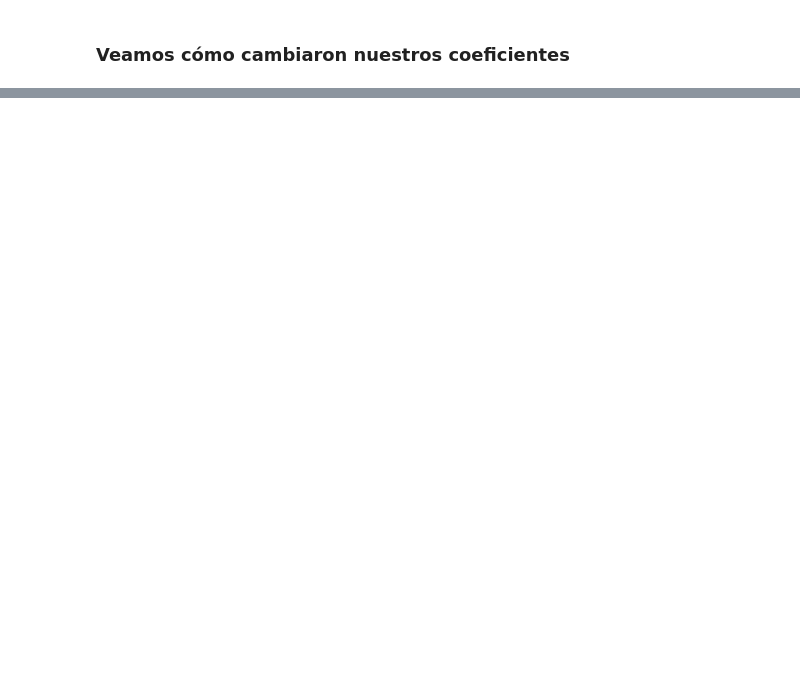
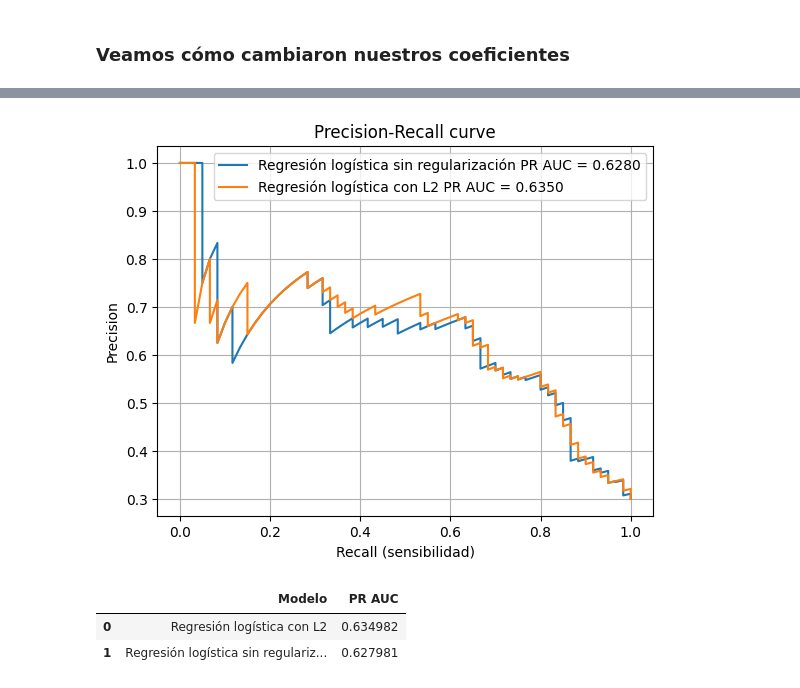
Before and after one commit to camigonzalez-hub/Credit-Risk-Machine-Learning, a Jupyter notebook: Implementacion.ipynb, the cells around one changed output, grey strips where cells are left out. Drawn from its saved outputs; the diff is of its cells as text; code cells hidden in the pictures; blank space fills up the shorter version.

```diff
--- a/Implementacion.ipynb
+++ b/Implementacion.ipynb
@@ -416,0 +387,5 @@ El primer modelo (sin regularización) obtuvo un recall de 0.88 para la clase ob
+# %%
+modelos = {
+    "Regresión logística sin regularización": pipeline,
+    "Regresión logística con L2": pipeline2
+}
@@ -416,0 +397,8 @@ El primer modelo (sin regularización) obtuvo un recall de 0.88 para la clase ob
+# %%
+Curva_PR = CurvaPRComparaciones(modelos, X_test, y_test)
+Curva_PR.crear_curva()
+# %% [output]
+[figure, added]
+|  | Modelo | PR AUC |
+| 0 | Regresión logística con L2 | 0.634982 |
+| 1 | Regresión logística sin regulariz... | 0.627981 |
```
Also changed, not shown: parts of 37 cells of this notebook, 2 other files.
